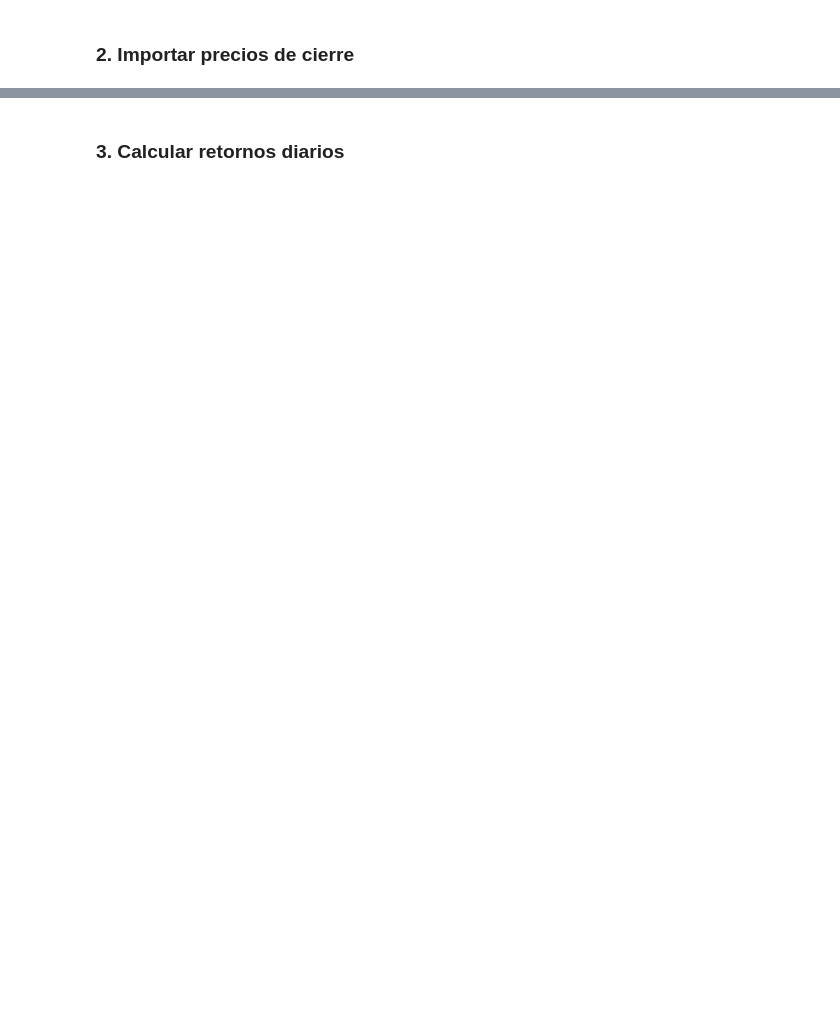
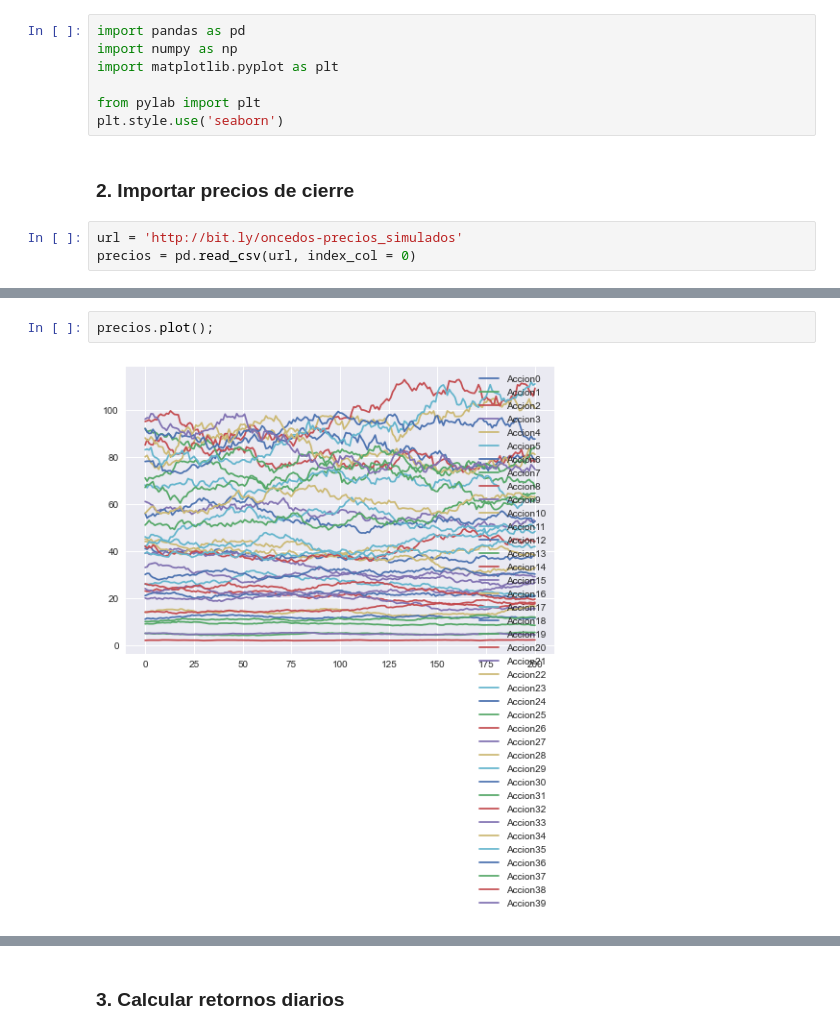
Before and after one commit to carlosdeoncedos/analisisdeinversion2021, a Jupyter notebook: Codigo/20211123Clase11.ipynb, the cells around one changed output, grey strips where cells are left out. Drawn from its saved outputs; the diff is of its cells as text; blank space fills up the shorter version.

```diff
--- a/Codigo/20211123Clase11.ipynb
+++ b/Codigo/20211123Clase11.ipynb
@@ -35,5 +35,15 @@ Generar un algoritmo de mayor complejidad seleccionando de manera cuantitativa l
 ## Desarrollo del código
 # %% [markdown]
 ### 1. Importar librerías
+# %%
+import pandas as pd
+import numpy as np
+import matplotlib.pyplot as plt
+
+from pylab import plt
+plt.style.use('seaborn')
 # %% [markdown]
 ### 2. Importar precios de cierre
+# %%
+url = 'http://bit.ly/oncedos-precios_simulados'
+precios = pd.read_csv(url, index_col = 0)
@@ -39,0 +80,4 @@ Generar un algoritmo de mayor complejidad seleccionando de manera cuantitativa l
+# %%
+precios.plot();
+# %% [output]
+[figure, added]
```
Also changed, not shown: parts of 29 cells of this notebook.
